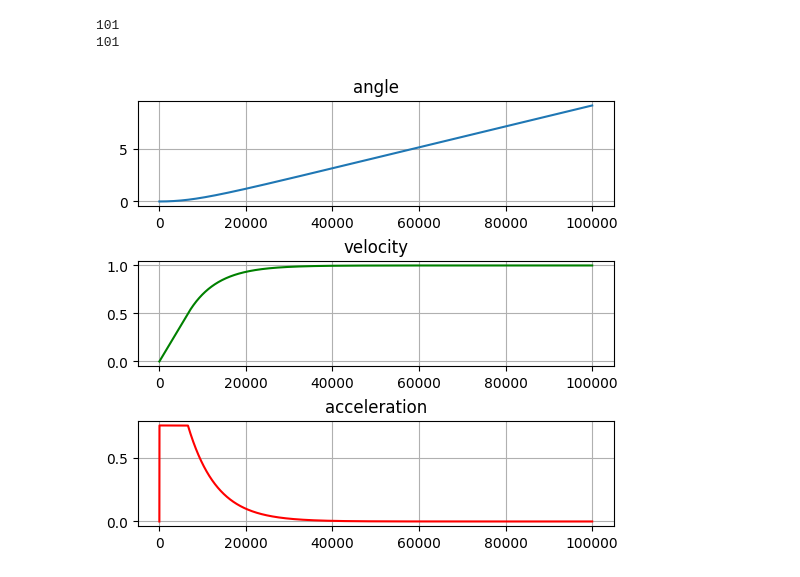
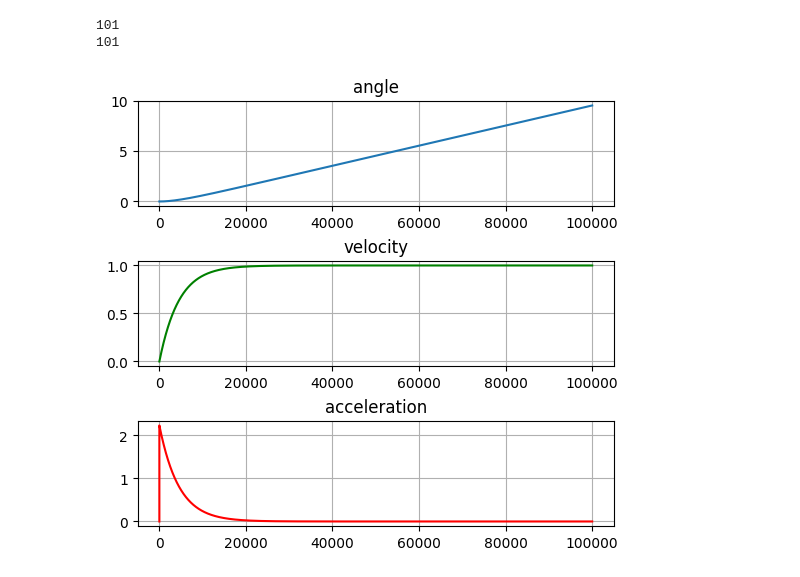
Before and after one commit to anton1evdokimov/flight_simulation, a Jupyter notebook: notebook_angular_PID.ipynb, the cells around one changed output. Saved outputs shown, nothing was run; the diff lists cells and outputs as text; code cells hidden in the pictures.

```diff
--- a/notebook_angular_PID.ipynb
+++ b/notebook_angular_PID.ipynb
@@ -217,7 +217,7 @@ k_p = 290  # коэффициент Пропорционального регу
 k_i = 0  # коэффициент Интегрального регулирования
 k_d = 270  # коэффициент Дифференциального регулирования
 
-k_p_v = 399  # коэффициент Пропорционального регулирования для контура по скорости
+k_p_v = 590  # коэффициент Пропорционального регулирования для контура по скорости
 k_i_v = 0  # коэффициент Интегрального регулирования для контура по скорости
 k_d_v = 0  # коэффициент Дифференциального регулирования для контура по скорости
 
@@ -230,33 +230,33 @@ k_b = 3.9865e-08
 # момент инерции
 Iy = 7.16914e-05
 # длина базы
 l = 0.17
 # Ограничение на угловую скорость поворота по углу тангажа, рад/сек
-velocityControlLimit = 1000
-accelerationControlLimit = 200
+velocityControlLimit = 10000
+accelerationControlLimit = 2000
 
 '''
 Создадим объект контроллера и объект для нашей математической модели
 '''
 controller = ControlSystem(
     k_p, k_i, k_d, k_p_v, k_i_v, k_d_v,  velocityControlLimit, accelerationControlLimit)
 
 uavSimpleDynamic = VehicleSimpleDynamic(k_b, l, Iy, 0, 0, 0)
 '''
 Установим целевой угол тангажа для нашей системы
 '''
 # desiredAngle = pi/6  # 30 degrees
 desiredVelocity = 1
 # controller.setDesiredAngle(desiredAngle)
 controller.setDesiredVelocity(desiredVelocity)
 
 """
 Создадим объект симулятора и передадим в него контроллер и математическую модель
 """
 sim = Simulator(Tend, dt, controller, uavSimpleDynamic)
 sim.runSimulation()  # запуск симулятора
 sim.showPlots()  # построение графиков
 # %% [output]
 101
 101
-[figure, old version]
+[figure, new version]
```
